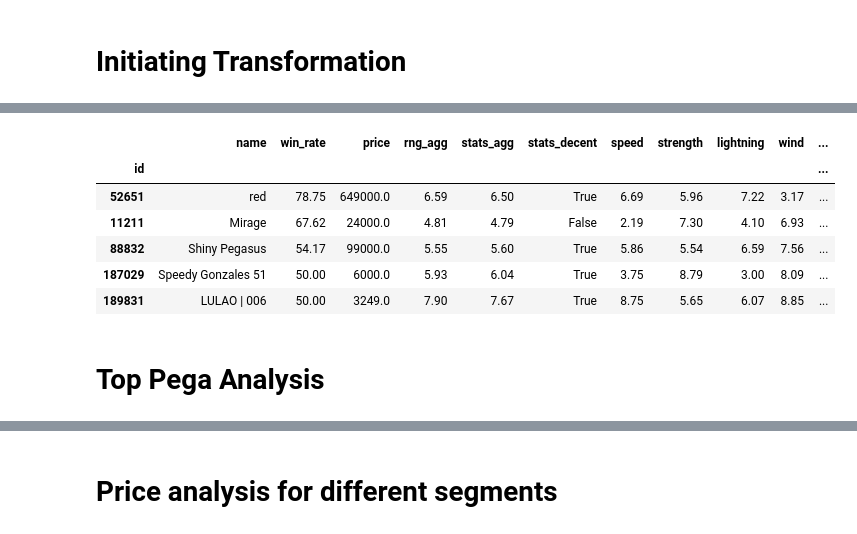
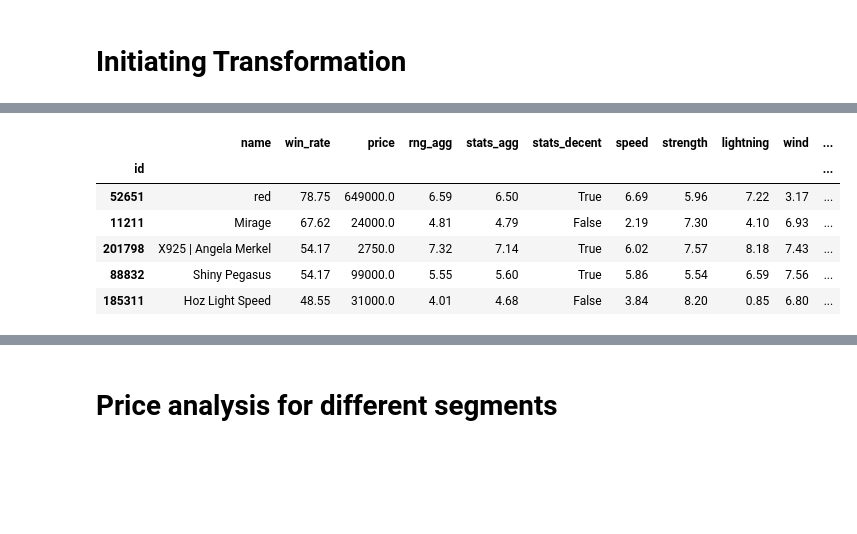
Before and after one commit to enricoaquilina/Pegaxy_research, a Jupyter notebook: Pegaxy Analysis.ipynb, the cells around one changed output, grey strips where cells are left out. Saved outputs shown, nothing was run; the diff lists cells and outputs as text; code cells hidden in the pictures; blank space fills up the shorter version.

```diff
--- a/Pegaxy Analysis.ipynb
+++ b/Pegaxy Analysis.ipynb
@@ -194,35 +194,34 @@ all_pegas 20220217.pkl
 # %%
 df['id'] = df['id'].astype(str).apply(lambda x: x.replace('.0',''))
 df['nftId'] = df['nftId'].astype(str).apply(lambda x: x.replace('.0',''))
 df['ownerId'] = df['ownerId'].astype(str).apply(lambda x: x.replace('.0',''))
 df['stats_agg'] = df['stats_agg'].astype(float)
 df['rng_agg'] = df['rng_agg'].astype(float)
 # Change NAs to 0
 # df['wins'] = df['wins'].astype(int)
 df['loss'] = df['loss'].astype(float)
 df['total_races'] = df['total_races'].astype(float)
 df['price'] = df['price'].astype(float)
+df['win_rate'] = df['win_rate'].astype(float)
 
 
-df = df.drop(labels=['message', 'status', 'listing', 'nft'], axis=1)
+# df = df.drop(labels=['message', 'status', 'listing', 'nft'], axis=1)
 df = df.dropna();
 
 # column_names = ["id", "name", "win_rate", "price", "rng_agg", "stats_decent", "speed", "strength", "lightning", "wind", "water", "fire", "stats_agg", "breedTime", "wins","loss","total_races", "bloodline", "breedType", "inService", "gender", "nftId", "ownerId", "owner", "nftAddress"]
 column_names = ["id", "name", "win_rate", "price", "rng_agg", "stats_agg", "stats_decent", "speed", "strength", "lightning", "wind", "water", "fire", "breedTime", "wins","loss","total_races","bloodline","gender"]
 df = df.reindex(columns=column_names)
 
 df = df.sort_values(by=['win_rate'], ascending=False);
 df.round(2)
 df.set_index('id', inplace=True)
 df.shape
 df.head()
 # %% [output]
 |  | name | win_rate | price | rng_agg | stats_agg | stats_decent | speed | strength | lightning | wind | ... |
 | id |  |  |  |  |  |  |  |  |  |  | ... |
 | 52651 | red | 78.75 | 649000.0 | 6.59 | 6.50 | True | 6.69 | 5.96 | 7.22 | 3.17 | ... |
 | 11211 | Mirage | 67.62 | 24000.0 | 4.81 | 4.79 | False | 2.19 | 7.30 | 4.10 | 6.93 | ... |
+| 201798 | X925 | Angela Merkel | 54.17 | 2750.0 | 7.32 | 7.14 | True | 6.02 | 7.57 | 8.18 | 7.43 | ... |
 | 88832 | Shiny Pegasus | 54.17 | 99000.0 | 5.55 | 5.60 | True | 5.86 | 5.54 | 6.59 | 7.56 | ... |
-| 187029 | Speedy Gonzales 51 | 50.00 | 6000.0 | 5.93 | 6.04 | True | 3.75 | 8.79 | 3.00 | 8.09 | ... |
-| 189831 | LULAO | 006 | 50.00 | 3249.0 | 7.90 | 7.67 | True | 8.75 | 5.65 | 6.07 | 8.85 | ... |
+| 185311 | Hoz Light Speed | 48.55 | 31000.0 | 4.01 | 4.68 | False | 3.84 | 8.20 | 0.85 | 6.80 | ... |
-# %% [markdown]
-# Top Pega Analysis
```
Also changed, not shown: parts of 24 cells of this notebook, 1 other file.
